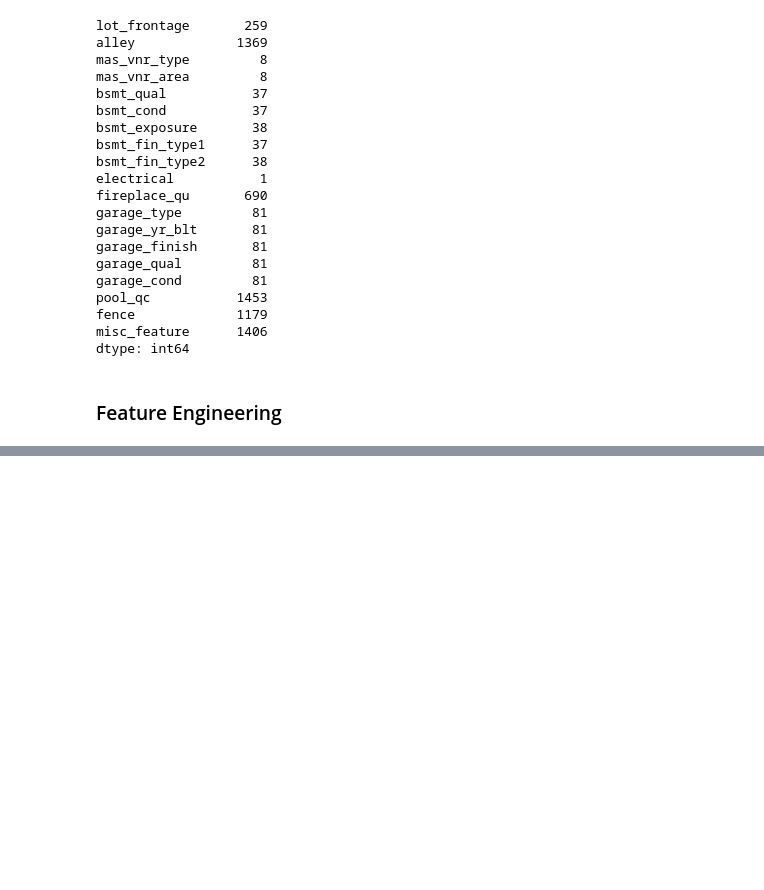
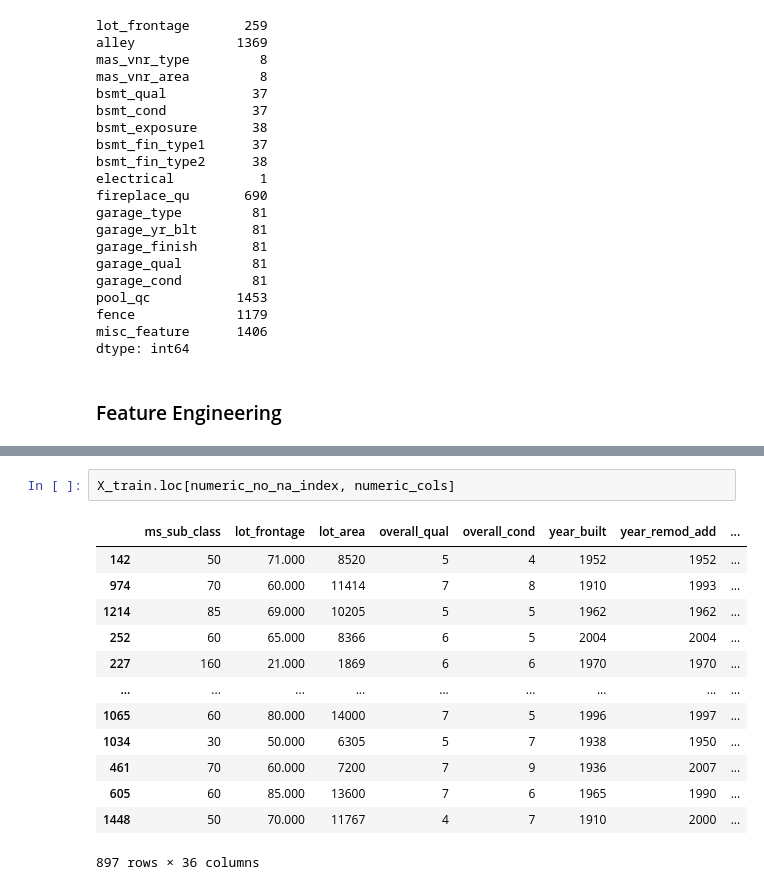
Before and after one commit to tryko/y_data_Itay_asaf_, a Jupyter notebook: Kaggle/kaggle_itay.ipynb, the cells around one changed output, grey strips where cells are left out. Saved outputs shown, nothing was run; the diff lists cells and outputs as text; blank space fills up the shorter version.

```diff
--- a/Kaggle/kaggle_itay.ipynb
+++ b/Kaggle/kaggle_itay.ipynb
@@ -150,0 +314,16 @@ dtype: int64
+# %%
+X_train.loc[numeric_no_na_index, numeric_cols]
+# %% [output]
+|  | ms_sub_class | lot_frontage | lot_area | overall_qual | overall_cond | year_built | year_remod_add | ... |
+| 142 | 50 | 71.000 | 8520 | 5 | 4 | 1952 | 1952 | ... |
+| 974 | 70 | 60.000 | 11414 | 7 | 8 | 1910 | 1993 | ... |
+| 1214 | 85 | 69.000 | 10205 | 5 | 5 | 1962 | 1962 | ... |
+| 252 | 60 | 65.000 | 8366 | 6 | 5 | 2004 | 2004 | ... |
+| 227 | 160 | 21.000 | 1869 | 6 | 6 | 1970 | 1970 | ... |
+| ... | ... | ... | ... | ... | ... | ... | ... | ... |
+| 1065 | 60 | 80.000 | 14000 | 7 | 5 | 1996 | 1997 | ... |
+| 1034 | 30 | 50.000 | 6305 | 5 | 7 | 1938 | 1950 | ... |
+| 461 | 70 | 60.000 | 7200 | 7 | 9 | 1936 | 2007 | ... |
+| 605 | 60 | 85.000 | 13600 | 7 | 6 | 1965 | 1990 | ... |
+| 1448 | 50 | 70.000 | 11767 | 4 | 7 | 1910 | 2000 | ... |
+897 rows × 36 columns
```
Also changed, not shown: parts of 35 cells of this notebook.
